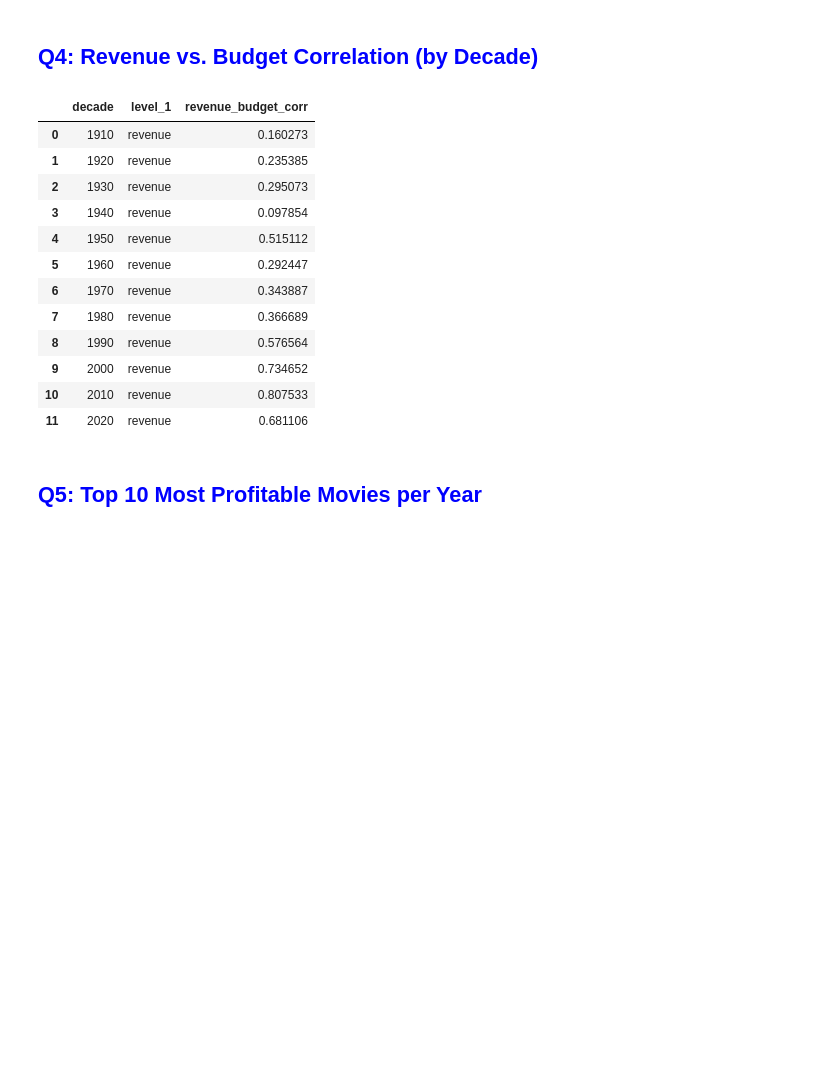
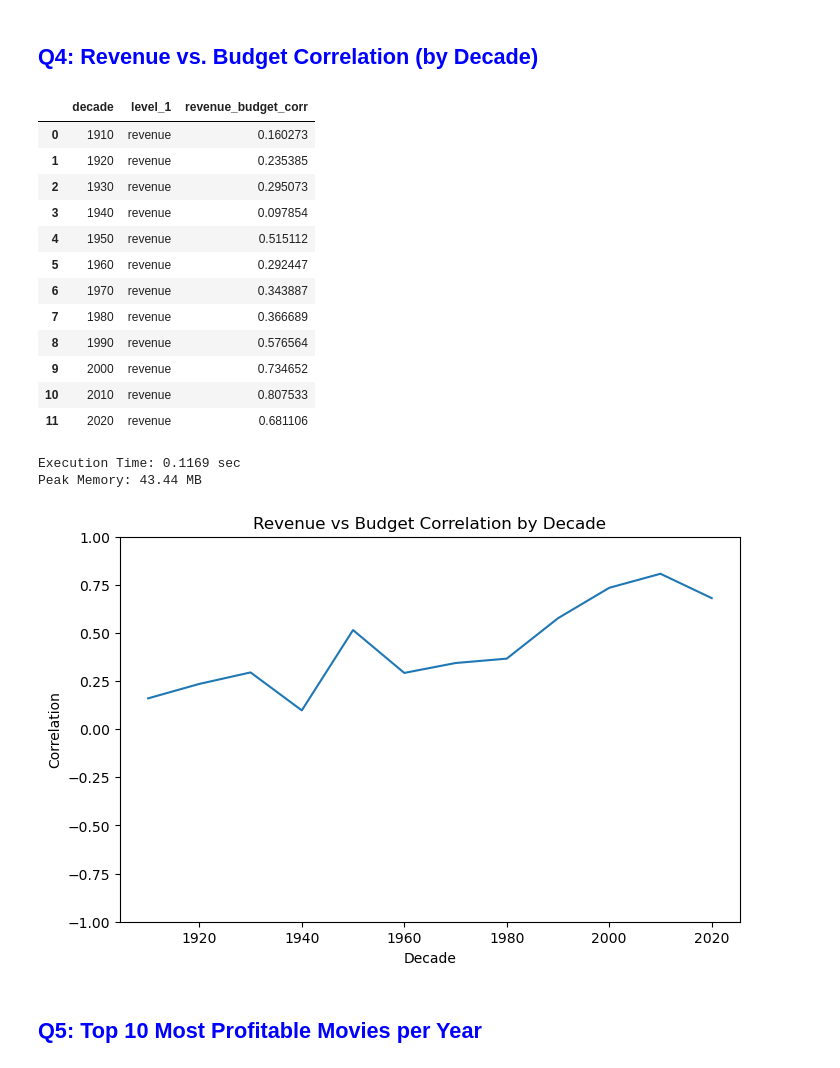
Before and after one commit to sheazyRato/thinkTank, a Jupyter notebook: BigData- Financial Performance Analysis .ipynb, the cells around one changed output. Saved outputs shown, nothing was run; the diff lists cells and outputs as text; code cells hidden in the pictures; blank space fills up the shorter version.

```diff
--- a/BigData- Financial Performance Analysis .ipynb
+++ b/BigData- Financial Performance Analysis .ipynb
@@ -155,6 +230,9 @@ high_roi_movies[["id", "title", "year", "revenue", "budget", "roi"]].head(20)
 # %% [markdown]
 ## <span style="color:blue">Q4: Revenue vs. Budget Correlation (by Decade)</span>
 # %%
+tracemalloc.start()
+start = time.perf_counter()
+
 # Ensuring that year exists
 df["release_date"] = pd.to_datetime(df["release_date"], errors="coerce")
 df["year"] = df["release_date"].dt.year
@@ -174,7 +252,15 @@ corr_by_decade = (
         .sort_values("decade")
 )
 
-corr_by_decade
+end = time.perf_counter()
+current, peak = tracemalloc.get_traced_memory()
+tracemalloc.stop()
+
+from IPython.display import display
+display(corr_by_decade)
+
+print(f"Execution Time: {end-start:.4f} sec")
+print(f"Peak Memory: {peak/1e6:.2f} MB")
 # %% [output]
 |  | decade | level_1 | revenue_budget_corr |
 | 0 | 1910 | revenue | 0.160273 |
@@ -189,6 +275,18 @@ corr_by_decade
 | 9 | 2000 | revenue | 0.734652 |
 | 10 | 2010 | revenue | 0.807533 |
 | 11 | 2020 | revenue | 0.681106 |
+Execution Time: 0.1169 sec
+Peak Memory: 43.44 MB
+# %%
+plt.figure(figsize=(8,5))
+plt.plot(corr_by_decade["decade"], corr_by_decade["revenue_budget_corr"])
+plt.title("Revenue vs Budget Correlation by Decade")
+plt.xlabel("Decade")
+plt.ylabel("Correlation")
+plt.ylim(-1, 1)
+plt.show()
+# %% [output]
+[figure, added]
 # %% [markdown]
 ## <span style="color:blue">Q5: Top 10 Most Profitable Movies per Year</span>
 # %%
```
Also changed, not shown: parts of 9 cells of this notebook.
